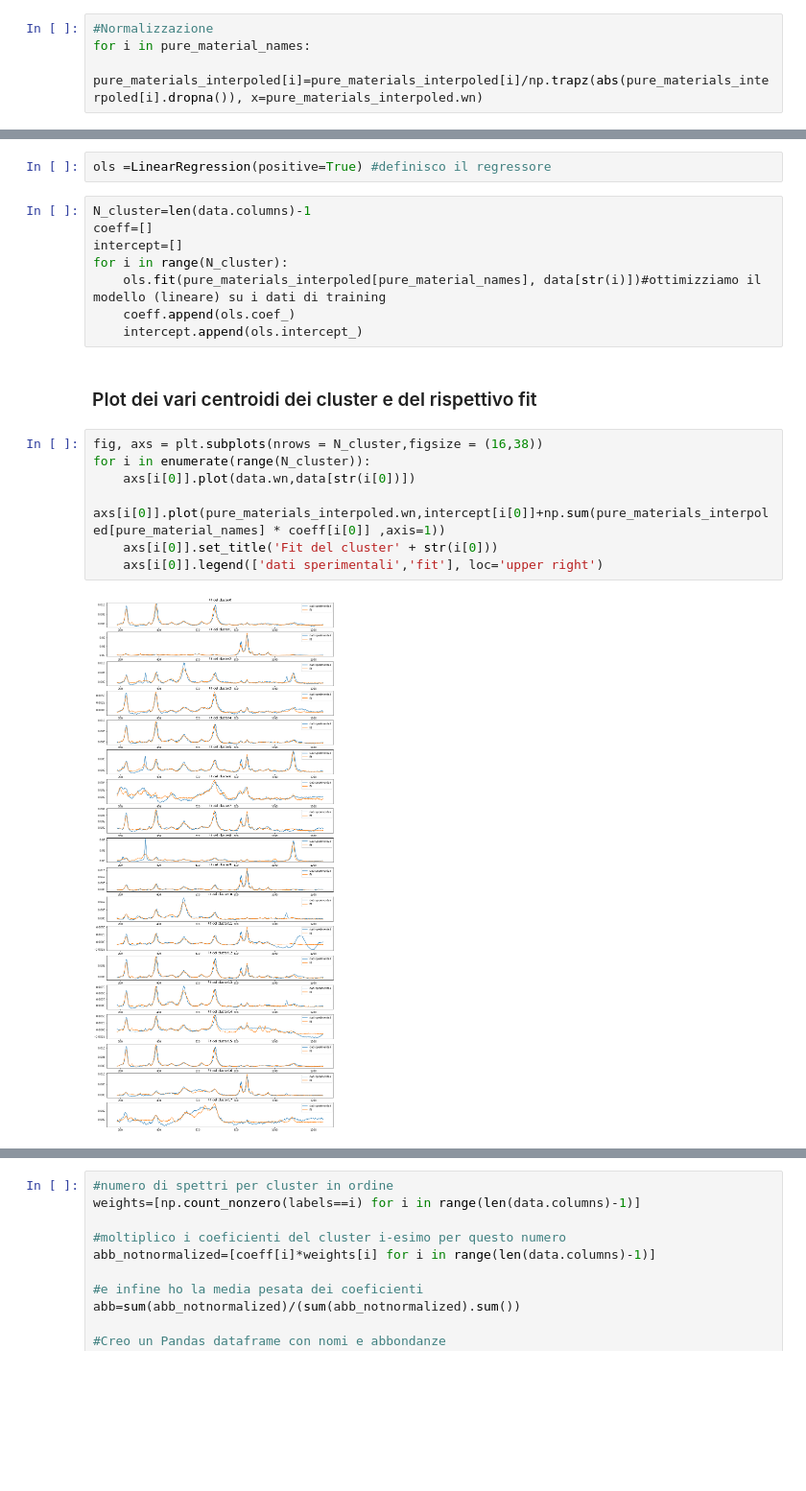
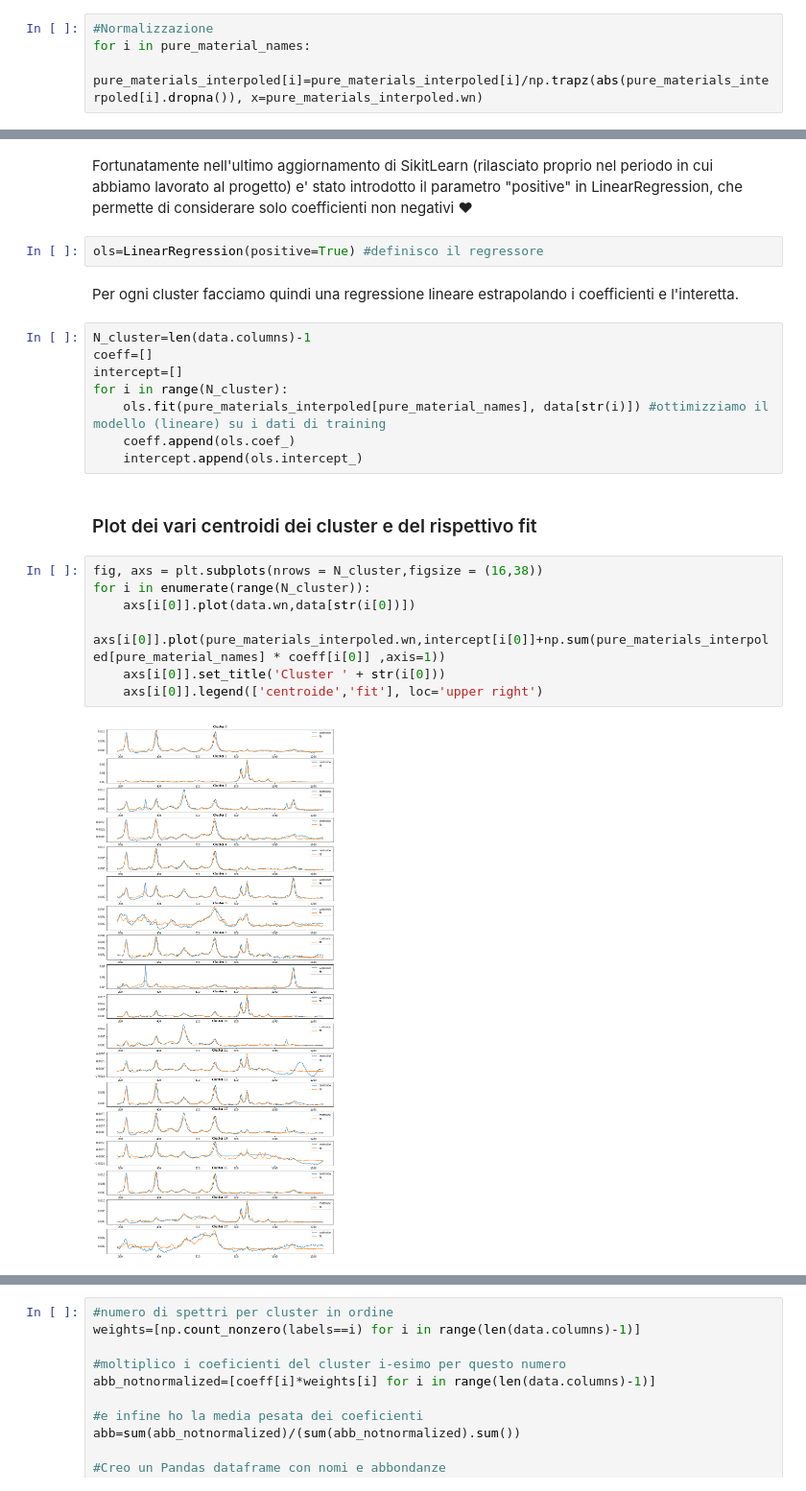
Before and after one commit to FabioBrugnara/repo_raman_4exam, a Jupyter notebook: notebooks/FIT.ipynb, the cells around one changed output, grey strips where cells are left out. Shown: that part at 96% size. Saved outputs shown, nothing was run; the diff lists cells and outputs as text; blank space fills up the shorter version.

```diff
--- a/notebooks/FIT.ipynb
+++ b/notebooks/FIT.ipynb
@@ -35,11 +53,15 @@ for i in pure_material_names:
+# %% [markdown]
+Fortunatamente nell'ultimo aggiornamento di SikitLearn (rilasciato proprio nel periodo in cui abbiamo lavorato al progetto) e' stato introdotto il parametro "positive" in LinearRegression, che permette di considerare solo coefficienti non negativi ♥
 # %%
-ols =LinearRegression(positive=True) #definisco il regressore
+ols=LinearRegression(positive=True) #definisco il regressore
+# %% [markdown]
+Per ogni cluster facciamo quindi una regressione lineare estrapolando i coefficienti e l'interetta.
 # %%
 N_cluster=len(data.columns)-1
 coeff=[]
 intercept=[]
 for i in range(N_cluster):
-    ols.fit(pure_materials_interpoled[pure_material_names], data[str(i)])#ottimizziamo il modello (lineare) su i dati di training
+    ols.fit(pure_materials_interpoled[pure_material_names], data[str(i)]) #ottimizziamo il modello (lineare) su i dati di training
     coeff.append(ols.coef_)
     intercept.append(ols.intercept_)
 # %% [markdown]
@@ -47,9 +69,9 @@ for i in range(N_cluster):
 # %%
 fig, axs = plt.subplots(nrows = N_cluster,figsize = (16,38))
 for i in enumerate(range(N_cluster)):
     axs[i[0]].plot(data.wn,data[str(i[0])])
     axs[i[0]].plot(pure_materials_interpoled.wn,intercept[i[0]]+np.sum(pure_materials_interpoled[pure_material_names] * coeff[i[0]] ,axis=1))
-    axs[i[0]].set_title('Fit del cluster' + str(i[0]))
-    axs[i[0]].legend(['dati sperimentali','fit'], loc='upper right')
+    axs[i[0]].set_title('Cluster ' + str(i[0]))
+    axs[i[0]].legend(['centroide','fit'], loc='upper right')
 # %% [output]
-[figure, old version]
+[figure, new version]
```
Also changed, not shown: parts of 12 cells of this notebook, 2 other files.
